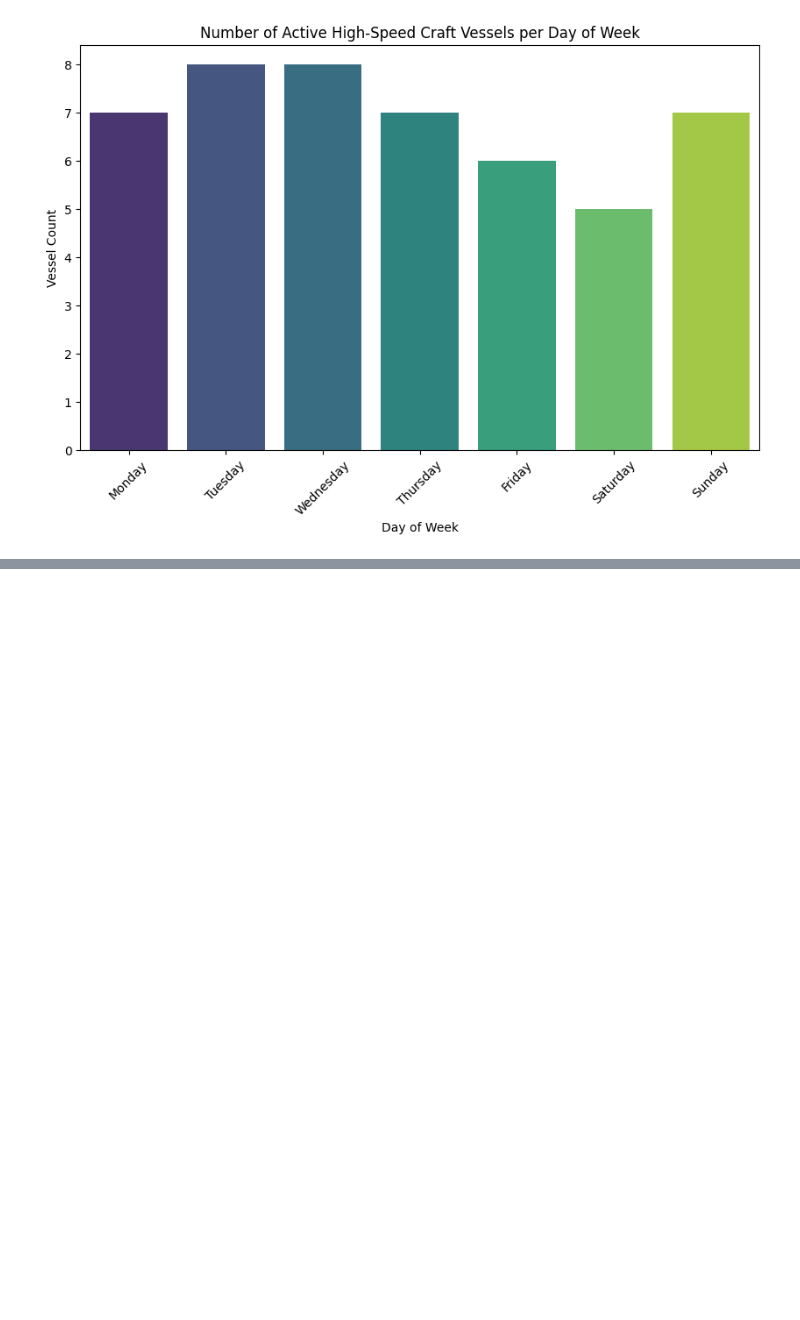
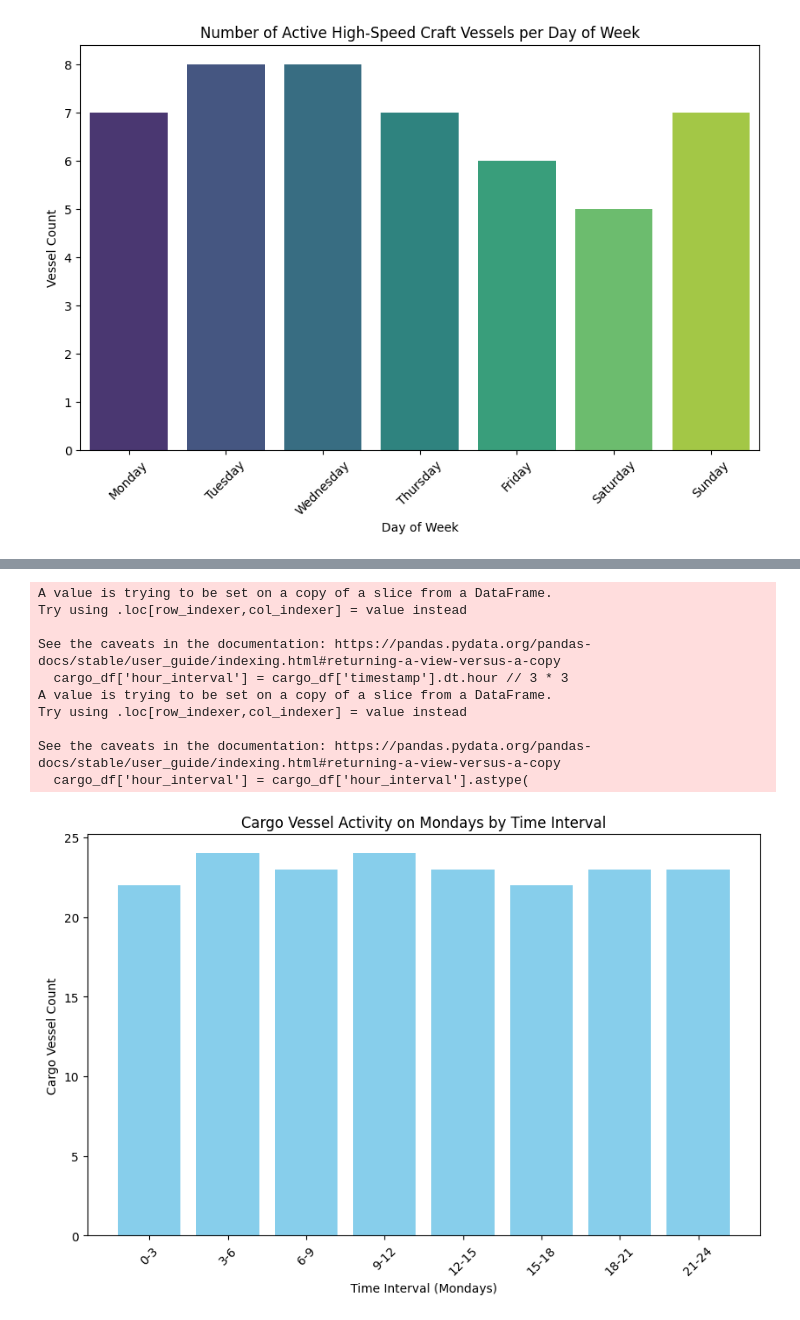
Before and after one commit to bakainusuke/Demo_Capstone, a Jupyter notebook: aaa.ipynb, the cells around one changed output, grey strips where cells are left out. Drawn from its saved outputs; the diff is of its cells as text; code cells hidden in the pictures; blank space fills up the shorter version.

```diff
--- a/aaa.ipynb
+++ b/aaa.ipynb
@@ -341,0 +414,48 @@ Passing `palette` without assigning `hue` is deprecated and will be removed in v
+# %%
+# Convert timestamp to datetime format
+df['timestamp'] = pd.to_datetime(
+    df['timestamp'], format='%Y-%m-%d %H:%M:%S UTC')
+
+# Filter for Mondays and Cargo vessels
+cargo_df = df[(df['timestamp'].dt.day_name() == 'Monday')
+              & (df['ship_type'] == 'Cargo')]
+
+# Extract hour from the timestamp and create a new column 'hour_interval'
+cargo_df['hour_interval'] = cargo_df['timestamp'].dt.hour // 3 * 3
+cargo_df['hour_interval'] = cargo_df['hour_interval'].astype(
+    str) + '-' + (cargo_df['hour_interval'] + 3).astype(str)
+
+# Aggregate by hour_interval, counting unique mmsi values
+result_df_cargo = cargo_df.groupby('hour_interval')[
+    'mmsi'].nunique().reset_index()
+
+# Ensure correct order of hour intervals
+result_df_cargo['hour_interval'] = pd.CategoricalIndex(result_df_cargo['hour_interval'], categories=[
+                                                       '0-3', '3-6', '6-9', '9-12', '12-15', '15-18', '18-21', '21-24'], ordered=True)
+result_df_cargo = result_df_cargo.sort_values('hour_interval')
+
+# Plot the bar chart using matplotlib
+plt.figure(figsize=(10, 6))
+plt.bar(result_df_cargo['hour_interval'],
+        result_df_cargo['mmsi'], color='skyblue')
+
+# Add labels and title
+plt.xlabel('Time Interval (Mondays)')
+plt.ylabel('Cargo Vessel Count')
+plt.title('Cargo Vessel Activity on Mondays by Time Interval')
+plt.xticks(rotation=45)
+
+# Show the chart
+plt.show()
+# %% [output]
+A value is trying to be set on a copy of a slice from a DataFrame.
+Try using .loc[row_indexer,col_indexer] = value instead
+
+See the caveats in the documentation: https://pandas.pydata.org/pandas-docs/stable/user_guide/indexing.html#returning-a-view-versus-a-copy
+  cargo_df['hour_interval'] = cargo_df['timestamp'].dt.hour // 3 * 3
+A value is trying to be set on a copy of a slice from a DataFrame.
+Try using .loc[row_indexer,col_indexer] = value instead
+
+See the caveats in the documentation: https://pandas.pydata.org/pandas-docs/stable/user_guide/indexing.html#returning-a-view-versus-a-copy
+  cargo_df['hour_interval'] = cargo_df['hour_interval'].astype(
+[figure, added]
```
Also changed, not shown: parts of 3 cells of this notebook, 1 other file.
